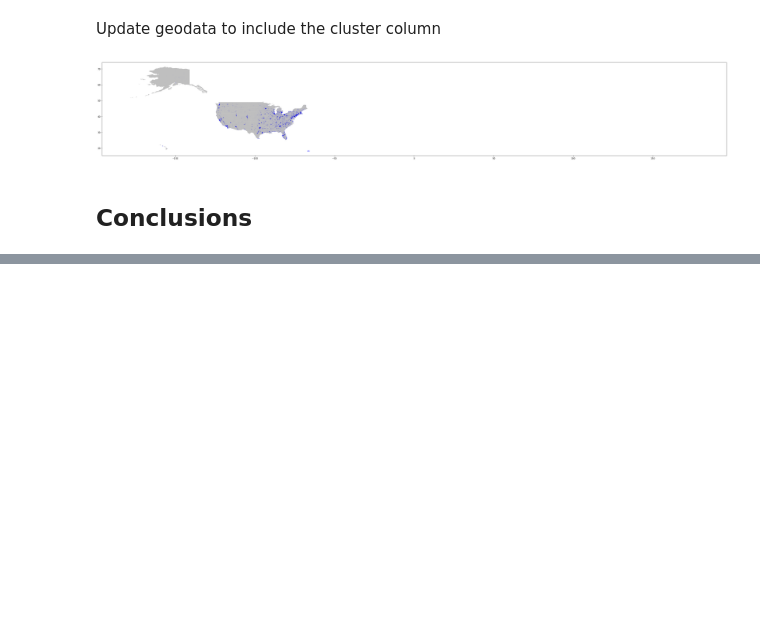
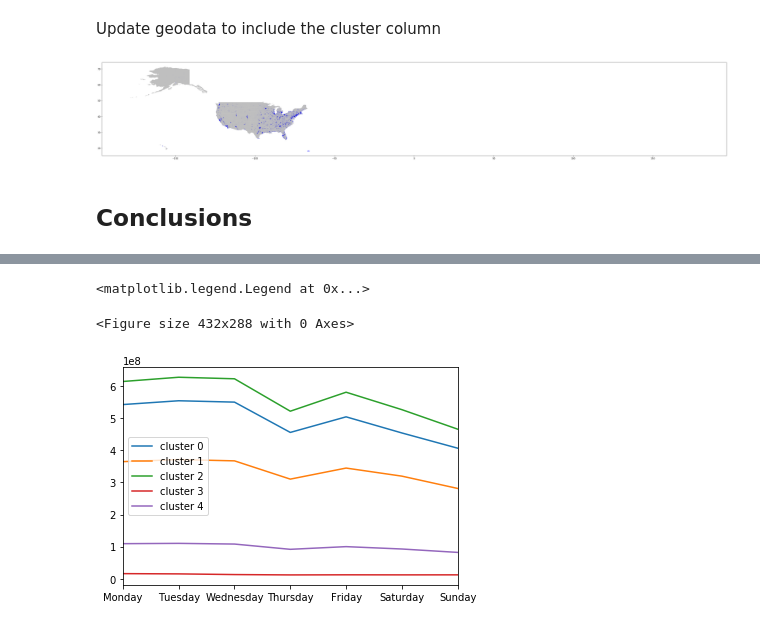
Before and after one commit to Crosita/Capstone-Project-1, a Jupyter notebook: EDA_Capstone_1.ipynb, the cells around one changed output, grey strips where cells are left out. Saved outputs shown, nothing was run; the diff lists cells and outputs as text; code cells hidden in the pictures; blank space fills up the shorter version.

```diff
--- a/EDA_Capstone_1.ipynb
+++ b/EDA_Capstone_1.ipynb
@@ -1573,0 +1877,8 @@ plot_given_cluster_in_map(geo_data_c,-1,0.0001)
+# %%
+week_sum_2 = x_cols1_df_2[week_list].sum(axis = 0, skipna = True).tolist()
+# %%
+week_sum_3 = x_cols1_df_3[week_list].sum(axis = 0, skipna = True).tolist()
+# %%
+week_sum_4 = x_cols1_df_4[week_list].sum(axis = 0, skipna = True).tolist()
+# %%
+cluster_days = pd.DataFrame(np.column_stack(([week_sum_0, week_sum_1, week_sum_2, week_sum_3, week_sum_4])), index=week_list, columns = ['cluster 0', 'cluster 1', 'cluster 2', 'cluster 3', 'cluster 4'])
@@ -1573,0 +1896,6 @@ plot_given_cluster_in_map(geo_data_c,-1,0.0001)
+# %%
+plt.figure(); cluster_days.plot(); plt.legend(loc='best')
+# %% [output]
+<matplotlib.legend.Legend at 0x...>
+<Figure size 432x288 with 0 Axes>
+[figure, added]
```
Also changed, not shown: parts of 69 cells of this notebook.
